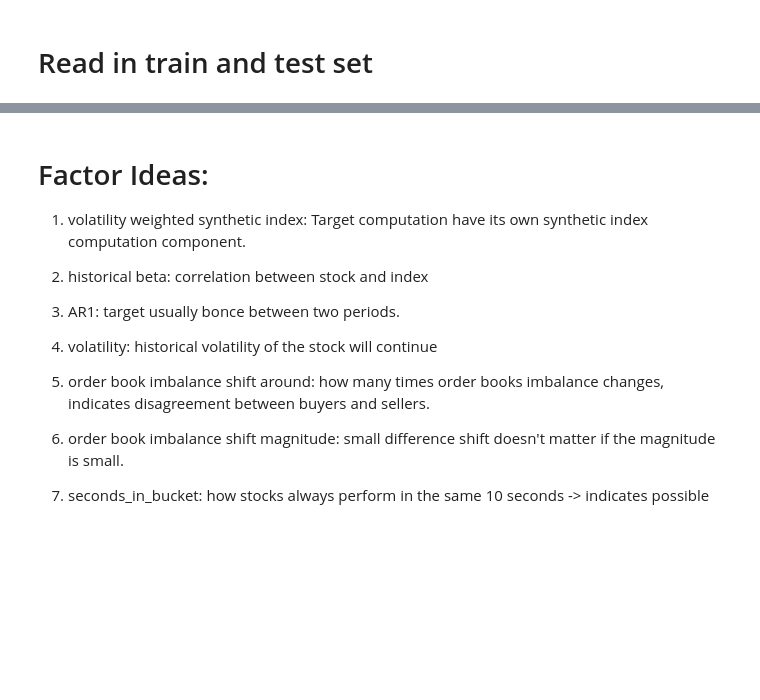
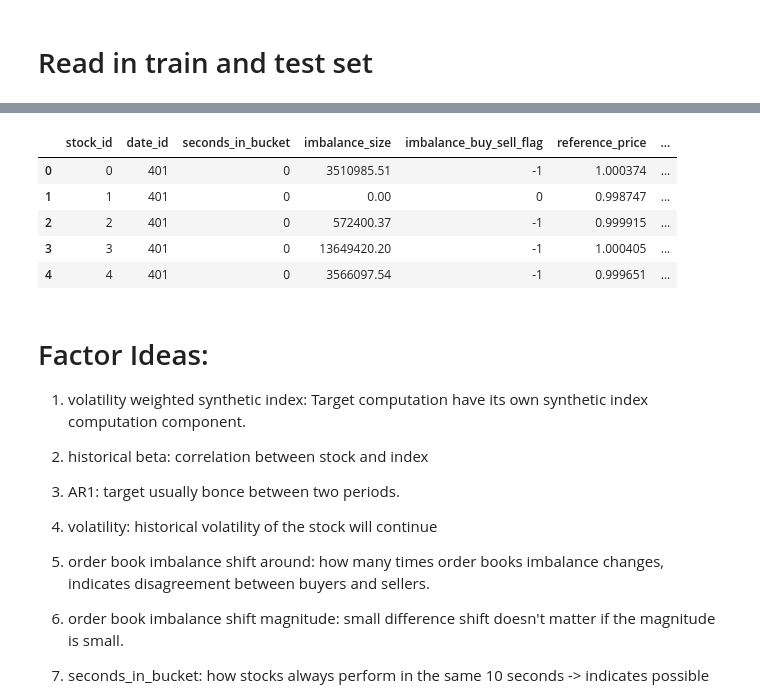
Before and after one commit to kaiwenShen/Optiver_MOC, a Jupyter notebook: demo_research_framework.ipynb, the cells around one changed output, grey strips where cells are left out. Saved outputs shown, nothing was run; the diff lists cells and outputs as text; code cells hidden in the pictures; blank space fills up the shorter version.

```diff
--- a/demo_research_framework.ipynb
+++ b/demo_research_framework.ipynb
@@ -38,3 +50,12 @@ train_set.head()
+# %%
+test_set.head()
+# %% [output]
+|  | stock_id | date_id | seconds_in_bucket | imbalance_size | imbalance_buy_sell_flag | reference_price | ... |
+| 0 | 0 | 401 | 0 | 3510985.51 | -1 | 1.000374 | ... |
+| 1 | 1 | 401 | 0 | 0.00 | 0 | 0.998747 | ... |
+| 2 | 2 | 401 | 0 | 572400.37 | -1 | 0.999915 | ... |
+| 3 | 3 | 401 | 0 | 13649420.20 | -1 | 1.000405 | ... |
+| 4 | 4 | 401 | 0 | 3566097.54 | -1 | 0.999651 | ... |
 # %% [markdown]
 # Factor Ideas:
 1. volatility weighted synthetic index: Target computation have its own synthetic index computation component.
```
Also changed, not shown: parts of 8 cells of this notebook.
